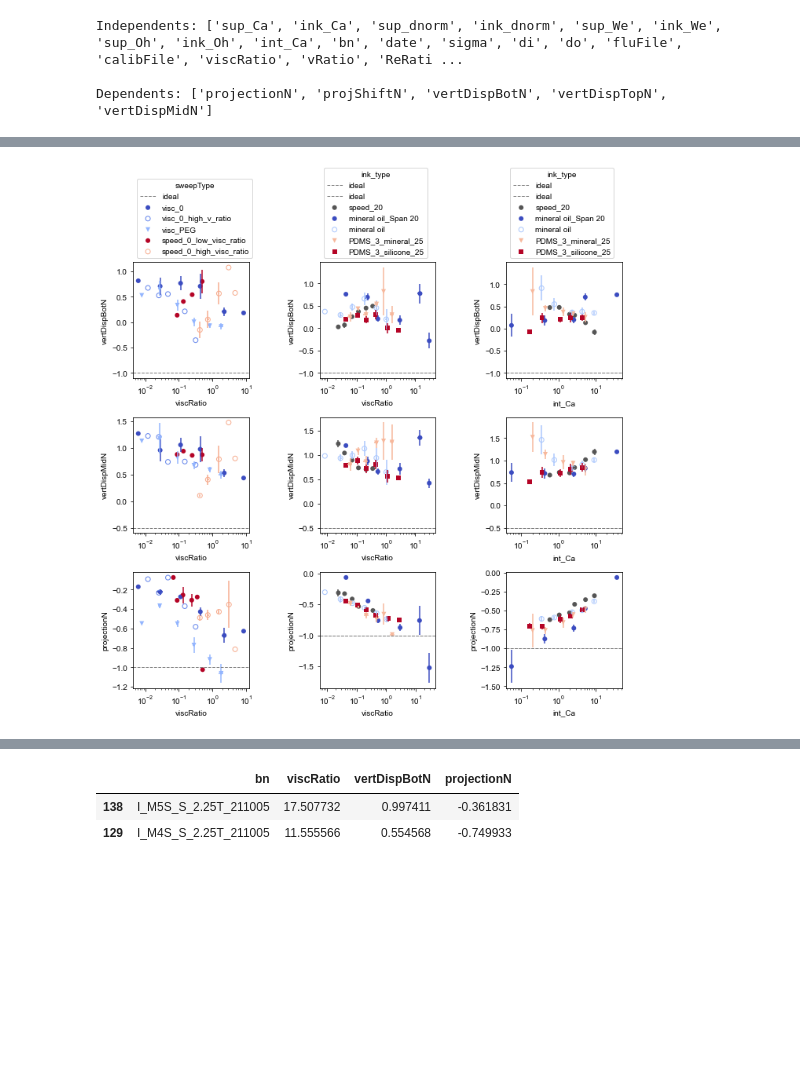
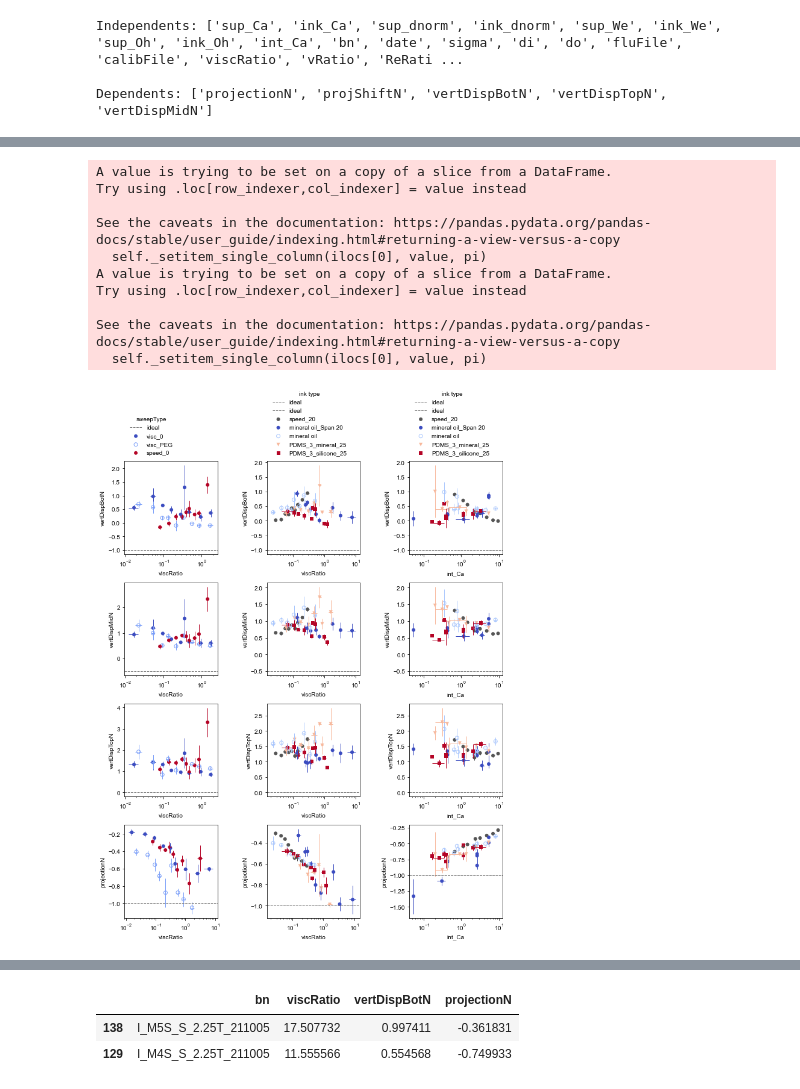
Before and after one commit to usnistgov/embedded3DPvids, a Jupyter notebook: ipynb/vidSummaries_horiz.ipynb, the cells around one changed output, grey strips where cells are left out. Drawn from its saved outputs; the diff is of its cells as text; code cells hidden in the pictures; blank space fills up the shorter version.

```diff
--- a/ipynb/vidSummaries_horiz.ipynb
+++ b/ipynb/vidSummaries_horiz.ipynb
@@ -81,9 +194,11 @@ ss1 = ss.copy()
 ss1 = ss1[ss1.sigma==0]
 ss1 = ss1[ss1.sweepType!='visc_PEG']
 ss1 = ss1.sort_values(by='sweepType')
+ss1['horiz_stdevT'] = ss1['horiz_stdevTN']*ss1['dEst']
+u['horiz_stdevT'] = 'mm'
 fig,axs = plt.subplots(3,4,figsize=(14, 12))
 for j,s2 in enumerate(['viscRatio', 'ReRatio', 'sup_visc0']):
-    for i,s in enumerate(['horiz_stdevTN','horiz_roughness', 'horiz_totlenN', 'horiz_meanTN']):
-        mp.sweepTypeSS(ss1, s2, s, logx=True, yideal=([0,0,1,1,3][i]), ax=axs[j][i], fig=fig, legend=(i==0 and j==0), dx=0.2)
+    for i,s in enumerate(['horiz_stdevT','horiz_roughness', 'horiz_totlenN', 'horiz_meanTN']):
+        mp.sweepTypeSS(ss1, s2, s, logx=True, yideal=([0,0,1,1,3][i]), ax=axs[j][i], fig=fig, legend=(i==0 and j==0), dx=0.15, units=u, grid=True)
 fig.tight_layout()
 # %% [output]
@@ -100,7 +213,7 @@ ssca = ss.copy()
 ssca = ssca[ssca.sigma>0]
 ssca.sort_values(by='sigma')
 ssca = ssca[ssca.horiz_roughness_SE<0.1]
-ssca = ssca[ssca.horiz_segments==3]
+ssca = ssca[ssca.horiz_segments_manual==3]
 
 u['STrate'] = 'mm/s'
 fig,axs = plt.subplots(1, 5, figsize=(15, 4))
@@ -197,12 +317,19 @@ fig.tight_layout()
 # %%
 ssca = ss.copy()
 ssca = ssca[ssca.sigma>0]
-ssca.sort_values(by='sigma')
-ssca = ssca[ssca.horiz_roughness_SE<0.1]
-ssca = ssca[ssca.horiz_segments==3]
-fig,axs = plt.subplots(2,2, figsize=(10,10))
+ssca.sort_values(by='sigma', inplace=True)
+sslap = ss.copy()
+sslap = sslap[sslap.sigma==0]
+mp.simplifyType(sslap)
+sslap.sort_values(by='sigma', inplace=True)
+sslap = sslap[sslap.horiz_segments_manual==3]
+# ssca = ssca[ssca.horiz_roughness_SE<0.1]
+ssca = ssca[ssca.horiz_segments_manual==3]
+fig,axs = plt.subplots(2,3, figsize=(10,10))
 for i,yvar in enumerate(['horiz_roughness', 'horiz_stdevTN']):
     for j, xvar in enumerate(['int_Ca', 'viscRatio']):
-        mp.sweepTypeSS(ssca, xvar, yvar, ax=axs[i][j], logx=(j<2), units=u)
+        mp.sweepTypeSS(ssca, xvar, yvar, ax=axs[i][j], logx=True, units=u)
+for i,yvar in enumerate(['horiz_roughness', 'horiz_stdevTN']):
+    mp.scatterSS(sslap, 'viscRatio', yvar, 'sweepType', ax=axs[i][2], logx=True, units=u)
 fig.tight_layout()
 # %% [output]
@@ -271,14 +400,14 @@ Dependents: ['projectionN', 'projShiftN', 'vertDispBotN', 'vertDispTopN', 'vertD
 ss1 = vs.copy()
 ss1 = ss1.sort_values(by='sigma')
 ss1 = ss1[ss1.ink_days==1]
+mp.simplifyType(ss1)
 ssca = ss1[ss1.sigma>0]
-mp.simplifyType(ssca)
 sslap = ss1[ss1.sigma==0]
 cmap = cm.get_cmap('coolwarm')
 fig,axs = plt.subplots(2,3,figsize=(10,10))
 for k,ss0 in enumerate([sslap, ssca]):
     for i,s2 in enumerate(['viscRatio', 'int_Ca'][0:k+1]):
-        for j,s in enumerate(['vertDispMidN', 'projectionN']):
+        for j,s in enumerate(['vertDispBotN', 'projectionN']):
             mp.sweepTypeSS(ss0, s2, s, logx=True, yideal=[-1, -1][j], ax=axs[j][i+k], fig=fig, legend=(j==0), dx=0.2)
 fig.tight_layout()
 # %% [output]
@@ -291,18 +415,29 @@ See the caveats in the documentation: https://pandas.pydata.org/pandas-docs/stab
 # %%
 # vertDispBotN = -1: bottom of filament is 1 estimated filament diameter below bottom of nozzle
 # projectionN = -1: bottom of filament is 1 estimated filament diameter below bottom of nozzle
 ss1 = vs.copy()
 ss1 = ss1.sort_values(by='sigma')
 ss1 = ss1[ss1.ink_days==1]
 ssca = ss1[ss1.sigma>0]
 mp.simplifyType(ssca)
 sslap = ss1[ss1.sigma==0]
+mp.simplifyType(sslap)
 cmap = cm.get_cmap('coolwarm')
-fig,axs = plt.subplots(3,3,figsize=(10,10))
+fig,axs = plt.subplots(4,3,figsize=(10,13))
 for k,ss0 in enumerate([sslap, ssca]):
     for i,s2 in enumerate(['viscRatio', 'int_Ca'][0:k+1]):
-        for j,s in enumerate(['vertDispBotN', 'vertDispMidN', 'projectionN']):
-            mp.sweepTypeSS(ss0, s2, s, logx=True, yideal=[-1, -0.5, -1][j], ax=axs[j][i+k], fig=fig, legend=(j==0), dx=0.2)
+        for j,s in enumerate(['vertDispBotN', 'vertDispMidN', 'vertDispTopN', 'projectionN']):
+            mp.sweepTypeSS(ss0, s2, s, logx=True, yideal=[-1, -0.5, 0, -1][j], ax=axs[j][i+k], fig=fig, legend=(j==0), dx=0.1)
 fig.tight_layout()
 # %% [output]
+A value is trying to be set on a copy of a slice from a DataFrame.
+Try using .loc[row_indexer,col_indexer] = value instead
+
+See the caveats in the documentation: https://pandas.pydata.org/pandas-docs/stable/user_guide/indexing.html#returning-a-view-versus-a-copy
+  self._setitem_single_column(ilocs[0], value, pi)
+A value is trying to be set on a copy of a slice from a DataFrame.
+Try using .loc[row_indexer,col_indexer] = value instead
+
+See the caveats in the documentation: https://pandas.pydata.org/pandas-docs/stable/user_guide/indexing.html#returning-a-view-versus-a-copy
+  self._setitem_single_column(ilocs[0], value, pi)
-[figure, old version]
+[figure, new version]
```
Also changed, not shown: parts of 22 cells of this notebook, 9 other files.
